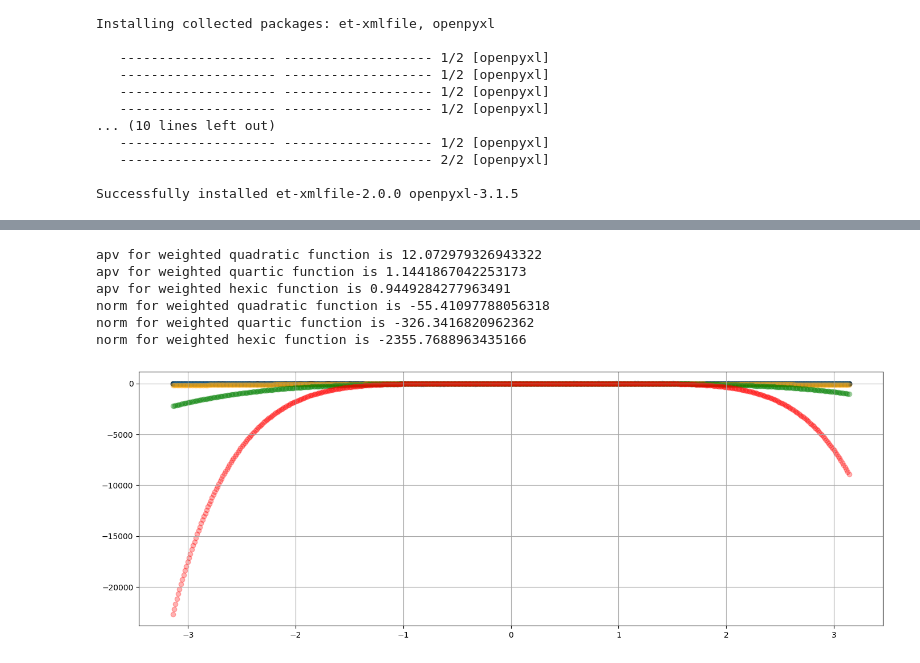
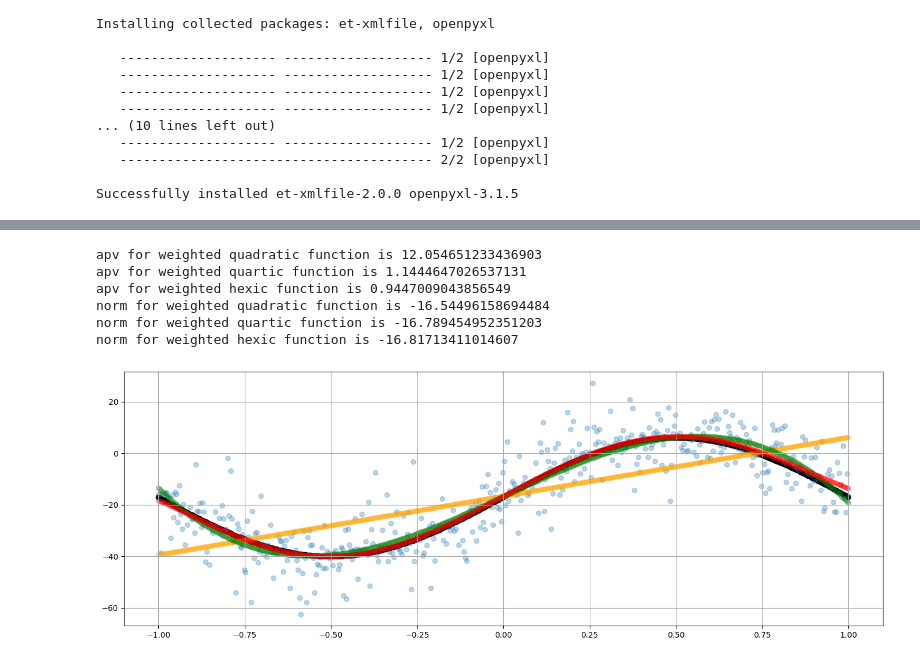
Before and after one commit to WoodenArmor/ENGG680_2025_Fall, a Jupyter notebook: Lab_Assignment1/Assignment1.ipynb, the cells around one changed output, grey strips where cells are left out. Cells and saved outputs as stored; diff of their text form; code cells hidden in the pictures.

```diff
--- a/Lab_Assignment1/Assignment1.ipynb
+++ b/Lab_Assignment1/Assignment1.ipynb
@@ -901,8 +901,8 @@ def fit_polynomial_curve(a: np.ndarray, l: np.ndarray, P: np.ndarray, deg: int)
         v:              observation residuals
     """
     n = len(a) # get n
-    df = n - (deg + 1) # degree of freedom = n - (m + 1)
-    A = np.column_stack([a**i for i in range(deg + 1)]) # construct design matrix A
+    df = n - deg # degree of freedom = n - (m + 1)， deg = m + 1
+    A = np.column_stack([a**i for i in range(deg)]) # construct design matrix A
     if P.ndim == 1:
         P = np.diag(P) # in case weight is input as single column, turn it into diagonal
     # intermediate results
@@ -938,9 +936,9 @@ np.float64(163.0561531810196)
 # hint: use polyval function from numpy library (check input argument carefully)
 # (1 marks)
 
-quadratic_uw = np.polyval(deg_2[0], a)
-quartic_uw = np.polyval(deg_4[0], a)
-hexic_uw = np.polyval(deg_6[0], a)
+quadratic_uw = np.polyval(np.flipud(deg_2[0]), a)
+quartic_uw = np.polyval(np.flipud(deg_4[0]), a)
+hexic_uw = np.polyval(np.flipud(deg_6[0]), a)
 # %%
 # step 8
 # use the matplotlib to plot each polynomial function, noisy observations l, true observations l_true, together in one single figure
@@ -999,41 +997,41 @@ P_weighted = np.linalg.inv(np.diag(l_var))
 # %%
 # step 13
 # repeat the steps 6-10, using the proper P matrix
 # (7 marks)
 # ...
 # step 13-6
 deg_2_weighted = fit_polynomial_curve(a, l, P_weighted, deg=2)
 deg_4_weighted = fit_polynomial_curve(a, l, P_weighted, deg=4)
 deg_6_weighted = fit_polynomial_curve(a, l, P_weighted, deg=6)
 # step 13-7
-quadratic_w = np.polyval(deg_2_weighted[0], a)
-quartic_w = np.polyval(deg_4_weighted[0], a)
-hexic_w = np.polyval(deg_6_weighted[0], a)
+quadratic_w = np.polyval(np.flipud(deg_2_weighted[0]), a/np.pi)
+quartic_w = np.polyval(np.flipud(deg_4_weighted[0]), a/np.pi)
+hexic_w = np.polyval(np.flipud(deg_6_weighted[0]), a/np.pi)
 # step 13-8
 fig, ax = plt.subplots(nrows=1, ncols=1, figsize=(14, 5))
-ax.scatter(a, l_true, label='true', color='k')
-ax.scatter(a, l, label='noisy', color='tab:blue', marker = 'o', alpha=0.3)
-ax.scatter(a,quadratic_uw, label='quadratic', color='orange', marker = 'o', alpha=0.3)
-ax.scatter(a,quartic_uw, label='quartic', color='green', marker = 'o', alpha=0.3)
-ax.scatter(a,hexic_uw, label='hexic', color='red', marker = 'o', alpha=0.3)
+ax.scatter(a/np.pi, l_true, label='true', color='k')
+ax.scatter(a/np.pi, l, label='noisy', color='tab:blue', marker = 'o', alpha=0.3)
+ax.scatter(a/np.pi,quadratic_uw, label='quadratic', color='orange', marker = 'o', alpha=0.3)
+ax.scatter(a/np.pi,quartic_uw, label='quartic', color='green', marker = 'o', alpha=0.3)
+ax.scatter(a/np.pi,hexic_uw, label='hexic', color='red', marker = 'o', alpha=0.3)
 ax.grid(True, which='both',ls='-',color='0.65')
 fig.tight_layout()
 # step 13-9
 print(f'apv for weighted quadratic function is {deg_2_weighted[2]}')
 print(f'apv for weighted quartic function is {deg_4_weighted[2]}')
 print(f'apv for weighted hexic function is {deg_6_weighted[2]}')
 # step 13-10
 print(f'norm for weighted quadratic function is {quadratic_w.mean()}')
 print(f'norm for weighted quartic function is {quartic_w.mean()}')
 print(f'norm for weighted hexic function is {hexic_w.mean()}')
 # %% [output]
-apv for weighted quadratic function is 12.072979326943322
-apv for weighted quartic function is 1.1441867042253173
-apv for weighted hexic function is 0.9449284277963491
-norm for weighted quadratic function is -55.41097788056318
-norm for weighted quartic function is -326.3416820962362
-norm for weighted hexic function is -2355.7688963435166
+apv for weighted quadratic function is 12.054651233436903
+apv for weighted quartic function is 1.1444647026537131
+apv for weighted hexic function is 0.9447009043856549
+norm for weighted quadratic function is -16.54496158694484
+norm for weighted quartic function is -16.789454952351203
+norm for weighted hexic function is -16.81713411014607
-[figure, old version]
+[figure, new version]
 # %%
 # step 14
 # Compare the results of a posterier variance factor and norm from unweighted LSE and weighted LSE, what phenomena do you observe? Explain this phenomena.
```
Also changed, not shown: parts of 5 cells of this notebook.
